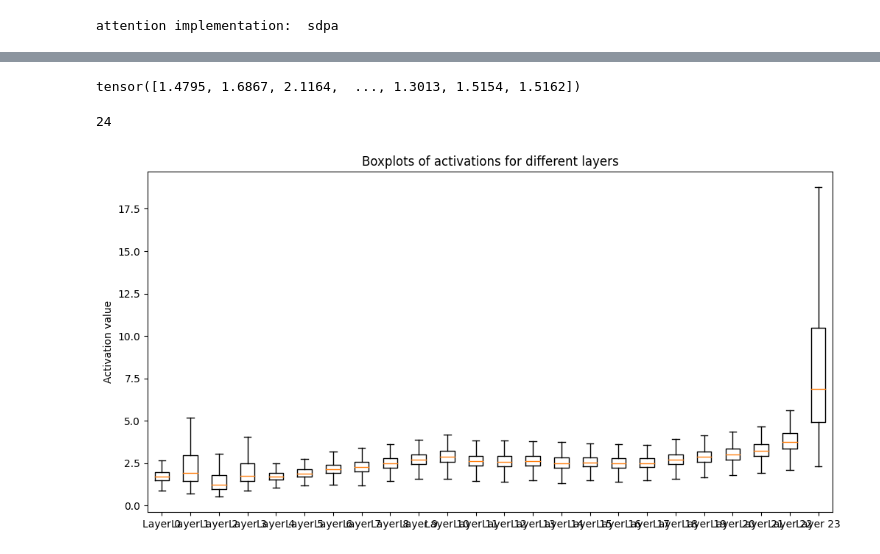
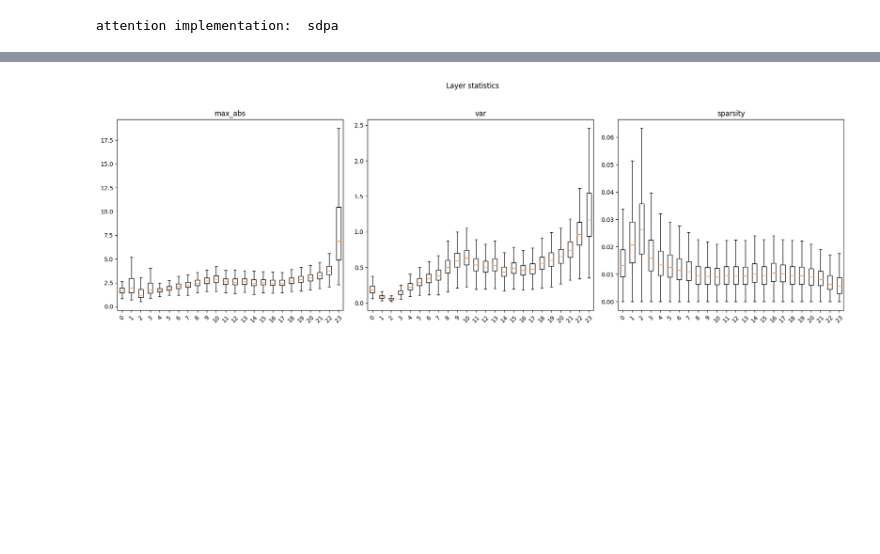
Before and after one commit to showlab/Show-o, a Jupyter notebook: track_activations.ipynb, the cells around one changed output, grey strips where cells are left out. Cells and saved outputs as stored; diff of their text form; code cells hidden in the pictures; blank space fills up the shorter version.

Commit message:
sparsity activations

```diff
--- a/track_activations.ipynb
+++ b/track_activations.ipynb
@@ -24,9 +24,12 @@ from llava.llava import conversation as conversation_lib
 from omegaconf import OmegaConf
 from copy import deepcopy
 from collections import defaultdict
+import matplotlib.pyplot as plt
+from typing import List, Dict, Optional
 
 
 conversation_lib.default_conversation = conversation_lib.conv_templates["phi1.5"]
+STATS_TYPES = ['max_abs', 'var', 'sparsity']
 # %%
 from inference_mmu import run_mmu
 from inference_t2i import run_t2i
@@ -39,28 +83,18 @@ def get_model(config):
 # %%
 class LayerOutputRecorder:
-    def __init__(self, device='cuda', compute_stats=True):
-        self.outputs = defaultdict(list)
+    def __init__(self, device='cuda', sparsity_eps=1e-2):
+        # теперь по умолчанию создаётся Stats() для каждого ключа
+        self.outputs = defaultdict(lambda: Stats(device=device))
         self.inputs_shapes = defaultdict(list)
         self.handles = []
         self.device = device
-        self.compute_stats = compute_stats
+        self.sparsity_eps = sparsity_eps
 
     def build_hook_fn(self, name):
         def hook_fn(module, input_, output):
             with torch.no_grad():
-                if self.compute_stats:
-                    stats = {
-                        'max_abs': output.detach().abs().max(dim=1, keepdim=False).values[0].to('cpu'),
-                        # 'mean': output.mean(dim=-1),
-                        # 'shape': output.shape
-                    }
-                    if self.device == 'cpu':
-                        stats = {k: v.cpu() if isinstance(v, torch.Tensor) else v
-                                for k, v in stats.items()}
-                    self.outputs[name].append(stats)
-                else:
-                    self.outputs[name].append(output.detach())
-
+                out = output.detach()
+                self.outputs[name].collect_from_tensor(out, sparsity_eps=self.sparsity_eps)
                 self.inputs_shapes[name].append(input_[0].shape)
         return hook_fn
 
@@ -78,6 +112,8 @@ class LayerOutputRecorder:
         self.handles = []
 
     def clear(self):
+        for stats in self.outputs.values():
+            stats.clear()
         self.outputs.clear()
         self.inputs_shapes.clear()
         torch.cuda.empty_cache()
@@ -222,15 +263,7 @@ tensor([ 9.6388, 10.5875,  8.2643,  ...,  8.6553,  9.1007, 10.9101])
-# %%
-print(acts_mmu[0])
-# %% [output]
-tensor([1.4795, 1.6867, 2.1164,  ..., 1.3013, 1.5154, 1.5162])
-# %%
-len(acts_mmu)
-# %% [output]
-24
-# %%
-print_acts_boxplots(acts_mmu)
-# %% [output]
-[figure, removed]
+# %%
+print_all_stats_boxplots(activations_recorder_mmu)
+# %% [output]
+[figure, added]
 # %%
 run_t2i(cfg_t2i, model_t2i)
 # %% [output]
```
Also changed, not shown: parts of 14 cells of this notebook, 1 other file.
